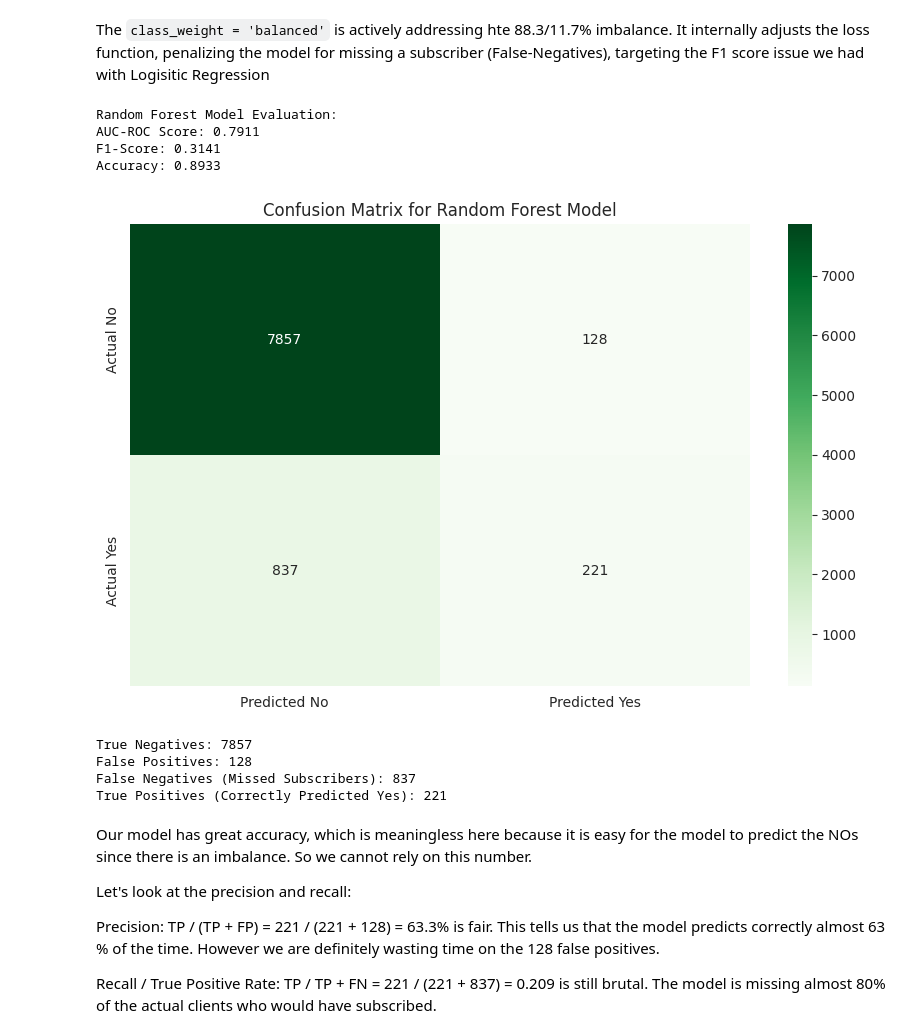
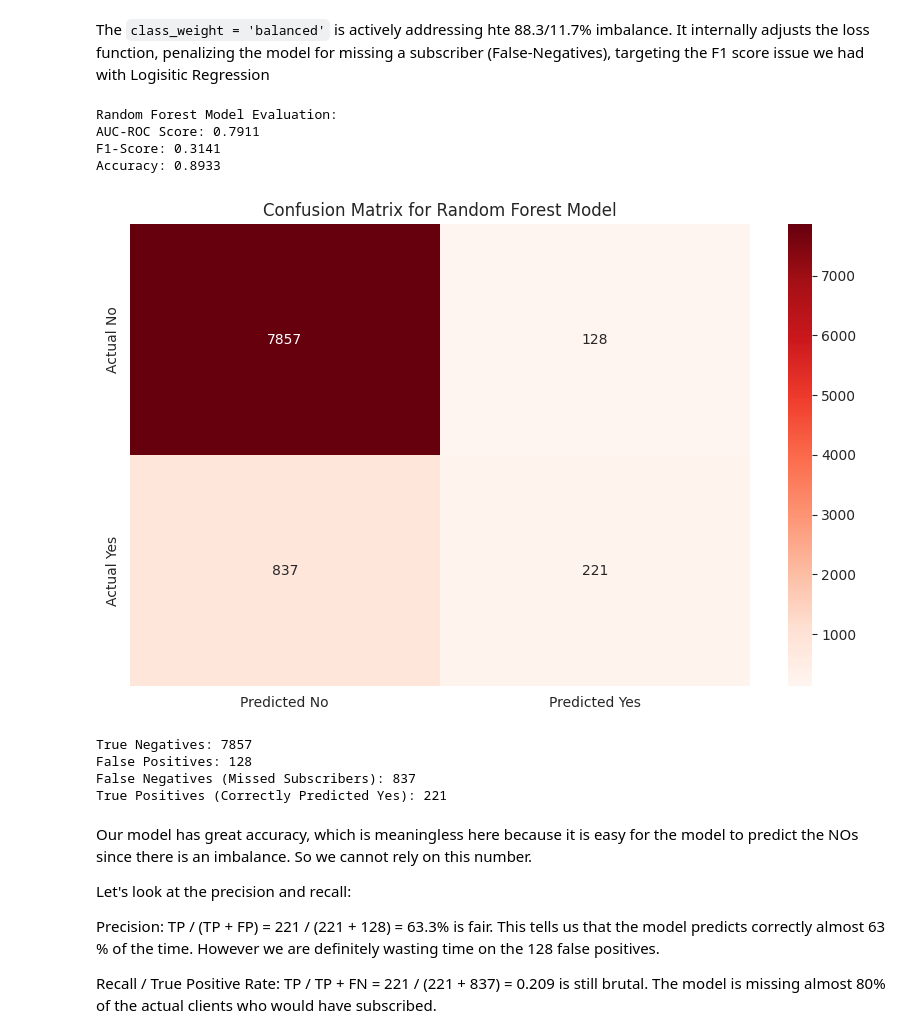
Before and after one commit to nazmilash/Bank-Marketing, a Jupyter notebook: Assignment_Pipeline.ipynb, the cells around one changed output. Cells and saved outputs as stored; diff of their text form; code cells hidden in the pictures.

```diff
--- a/Assignment_Pipeline.ipynb
+++ b/Assignment_Pipeline.ipynb
@@ -475,35 +475,35 @@ The `class_weight = 'balanced'` is actively addressing hte 88.3/11.7% imbalance.
 
 # Calculate Key Metrics
 rf_auc = roc_auc_score(y_test, y_pred_proba_rf)
 rf_f1 = f1_score(y_test, y_pred_rf)
 rf_accuracry = accuracy_score(y_test, y_pred_rf)
 
 # Display the quick results
 print(f"Random Forest Model Evaluation:")
 print(f"AUC-ROC Score: {rf_auc:.4f}")
 print(f"F1-Score: {rf_f1:.4f}")
 print(f"Accuracy: {rf_accuracry:.4f}")
 
 # Confusion Matrix
 cm_rf = confusion_matrix(y_test, y_pred_rf)
-sns.heatmap(cm_rf, annot=True, fmt='d', cmap='Greens',
+sns.heatmap(cm_rf, annot=True, fmt='d', cmap='Reds',
             xticklabels = ['Predicted No', 'Predicted Yes'],
             yticklabels = ['Actual No', 'Actual Yes'])
 plt.title('Confusion Matrix for Random Forest Model')
 plt.show()
 
 # Visual Interpretation
 tn, fp, fn, tp = cm_rf.ravel()
 print(f"True Negatives: {tn}")
 print(f"False Positives: {fp}")
 print(f"False Negatives (Missed Subscribers): {fn}")
 print(f"True Positives (Correctly Predicted Yes): {tp}")
 # %% [output]
 Random Forest Model Evaluation:
 AUC-ROC Score: 0.7911
 F1-Score: 0.3141
 Accuracy: 0.8933
-[figure, old version]
+[figure, new version]
 True Negatives: 7857
 False Positives: 128
 False Negatives (Missed Subscribers): 837
```
Also changed, not shown: parts of 1 cell of this notebook.
